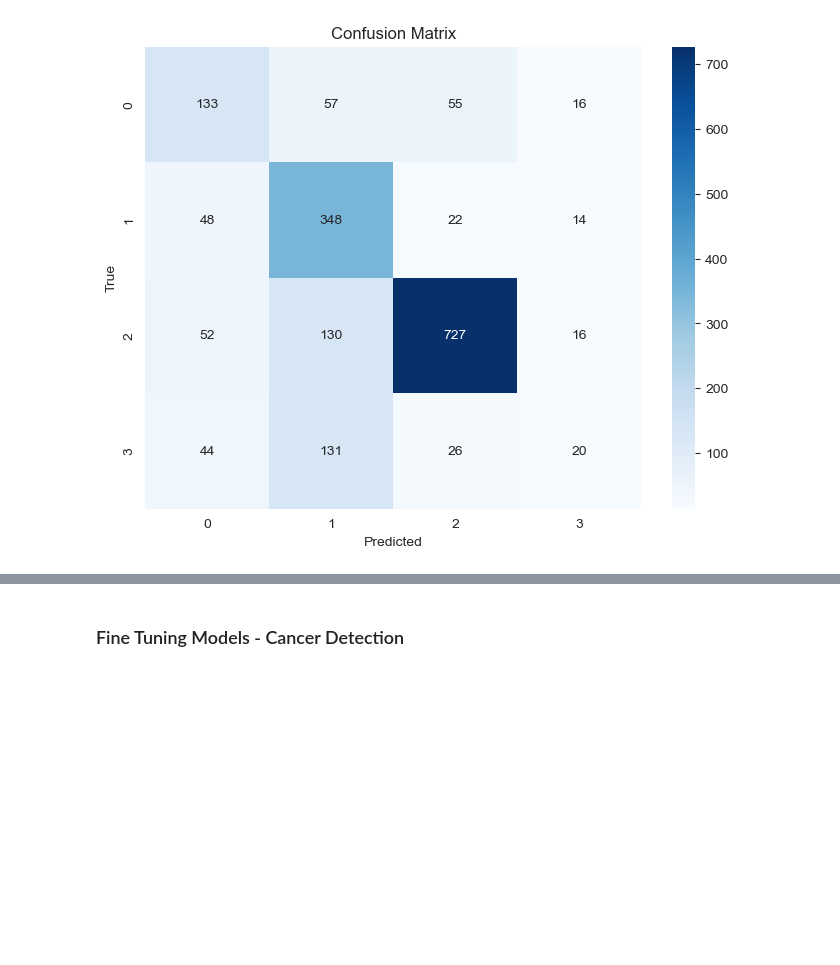
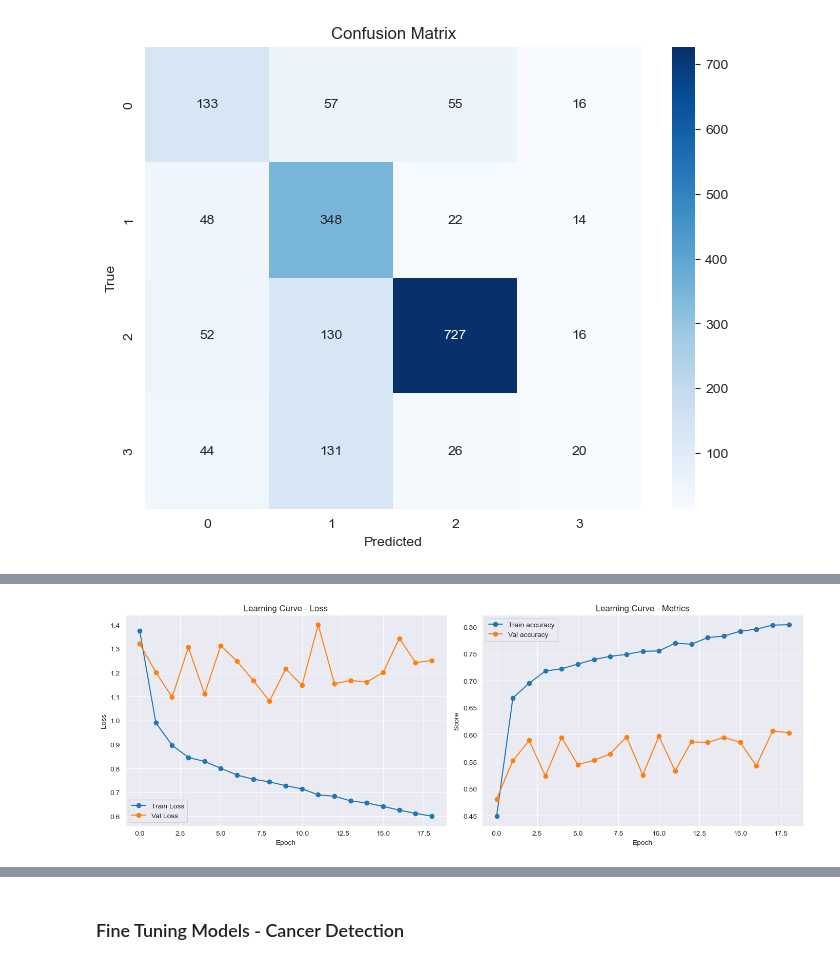
Before and after one commit to Shalini247/Image-Classification, a Jupyter notebook: s4073541_s4072225.ipynb, the cells around one changed output, grey strips where cells are left out. Drawn from its saved outputs; the diff is of its cells as text; code cells hidden in the pictures; blank space fills up the shorter version.

```diff
--- a/s4073541_s4072225.ipynb
+++ b/s4073541_s4072225.ipynb
@@ -583,0 +639,27 @@ weighted avg       0.67      0.67      0.65      1839
+# %%
+class_weights = compute_class_weight(class_weight='balanced',
+                                     classes=np.unique(train_data_cell['cellType']),
+                                     y=train_data_cell['cellType'])
+
+class_weight_dict = dict(zip(np.unique(train_data_cell['cellType']), class_weights))
+# %%
+reg_lambda = 0.001
+num_of_classes = 4
+model_cell_base = lenet_model(num_of_classes,reg_lambda)
+
+
+#Adam = tf.keras.optimizers.Adam(learning_rate=0.01)
+#model_cell_base.compile(optimizer=Adam,
+#              loss='categorical_crossentropy',
+#             metrics=['accuracy'])
+
+sgd = tf.keras.optimizers.SGD(learning_rate=0.01, decay=1e-6, momentum=0.9, nesterov=True)
+model_cell_base.compile(optimizer=sgd,
+              loss='categorical_crossentropy',
+              metrics=['accuracy'])
+
+Lenet_Model_1_Cell = model_cell_base.fit(train_gen_cell,
+                                    validation_data = val_gen_cell,
+                                    callbacks=[early_stopping],
+                                    class_weight=class_weight_dict,
+                                    epochs=100, verbose=1)
@@ -583,0 +684,4 @@ weighted avg       0.67      0.67      0.65      1839
+# %%
+plot_learning_curve(Lenet_Model_1_Cell, metrics=('accuracy',), title='Learning Curve')
+# %% [output]
+[figure, added]
```
Also changed, not shown: parts of 25 cells of this notebook.
